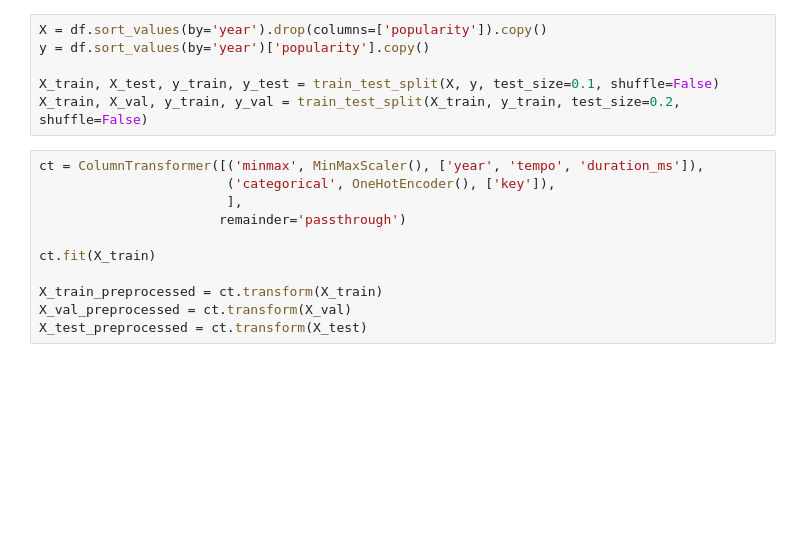
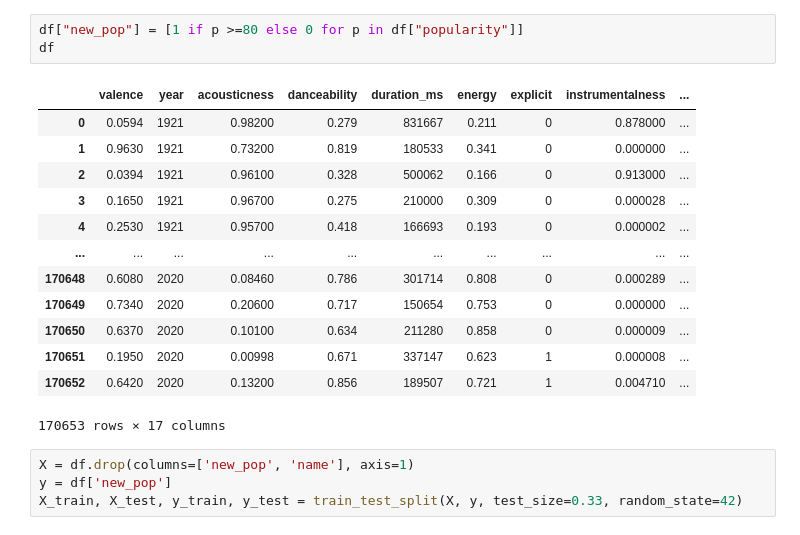
Before and after one commit to lorinhelfenstein/Spotify, a Jupyter notebook: notebooks/lorin/EDA.ipynb, the cells around one changed output. Cells and saved outputs as stored; diff of their text form; blank space fills up the shorter version.

```diff
--- a/notebooks/lorin/EDA.ipynb
+++ b/notebooks/lorin/EDA.ipynb
@@ -72,17 +74,21 @@ data[data['name']=='Gimme Love']
+# %%
+df["new_pop"] = [1 if p >=80 else 0 for p in df["popularity"]]
+df
+# %% [output]
+|  | valence | year | acousticness | danceability | duration_ms | energy | explicit | instrumentalness | ... |
+| 0 | 0.0594 | 1921 | 0.98200 | 0.279 | 831667 | 0.211 | 0 | 0.878000 | ... |
+| 1 | 0.9630 | 1921 | 0.73200 | 0.819 | 180533 | 0.341 | 0 | 0.000000 | ... |
+| 2 | 0.0394 | 1921 | 0.96100 | 0.328 | 500062 | 0.166 | 0 | 0.913000 | ... |
+| 3 | 0.1650 | 1921 | 0.96700 | 0.275 | 210000 | 0.309 | 0 | 0.000028 | ... |
+| 4 | 0.2530 | 1921 | 0.95700 | 0.418 | 166693 | 0.193 | 0 | 0.000002 | ... |
+| ... | ... | ... | ... | ... | ... | ... | ... | ... | ... |
+| 170648 | 0.6080 | 2020 | 0.08460 | 0.786 | 301714 | 0.808 | 0 | 0.000289 | ... |
+| 170649 | 0.7340 | 2020 | 0.20600 | 0.717 | 150654 | 0.753 | 0 | 0.000000 | ... |
+| 170650 | 0.6370 | 2020 | 0.10100 | 0.634 | 211280 | 0.858 | 0 | 0.000009 | ... |
+| 170651 | 0.1950 | 2020 | 0.00998 | 0.671 | 337147 | 0.623 | 1 | 0.000008 | ... |
+| 170652 | 0.6420 | 2020 | 0.13200 | 0.856 | 189507 | 0.721 | 1 | 0.004710 | ... |
+170653 rows × 17 columns
 # %%
-X = df.sort_values(by='year').drop(columns=['popularity']).copy()
-y = df.sort_values(by='year')['popularity'].copy()
-
-X_train, X_test, y_train, y_test = train_test_split(X, y, test_size=0.1, shuffle=False)
-X_train, X_val, y_train, y_val = train_test_split(X_train, y_train, test_size=0.2, shuffle=False)
+X = df.drop(columns=['new_pop', 'name'], axis=1)
+y = df['new_pop']
+X_train, X_test, y_train, y_test = train_test_split(X, y, test_size=0.33, random_state=42)
-# %%
-ct = ColumnTransformer([('minmax', MinMaxScaler(), ['year', 'tempo', 'duration_ms']),
-                        ('categorical', OneHotEncoder(), ['key']),
-                        ],
-                       remainder='passthrough')
-
-ct.fit(X_train)
-
-X_train_preprocessed = ct.transform(X_train)
-X_val_preprocessed = ct.transform(X_val)
-X_test_preprocessed = ct.transform(X_test)
```
Also changed, not shown: parts of 31 cells of this notebook.
